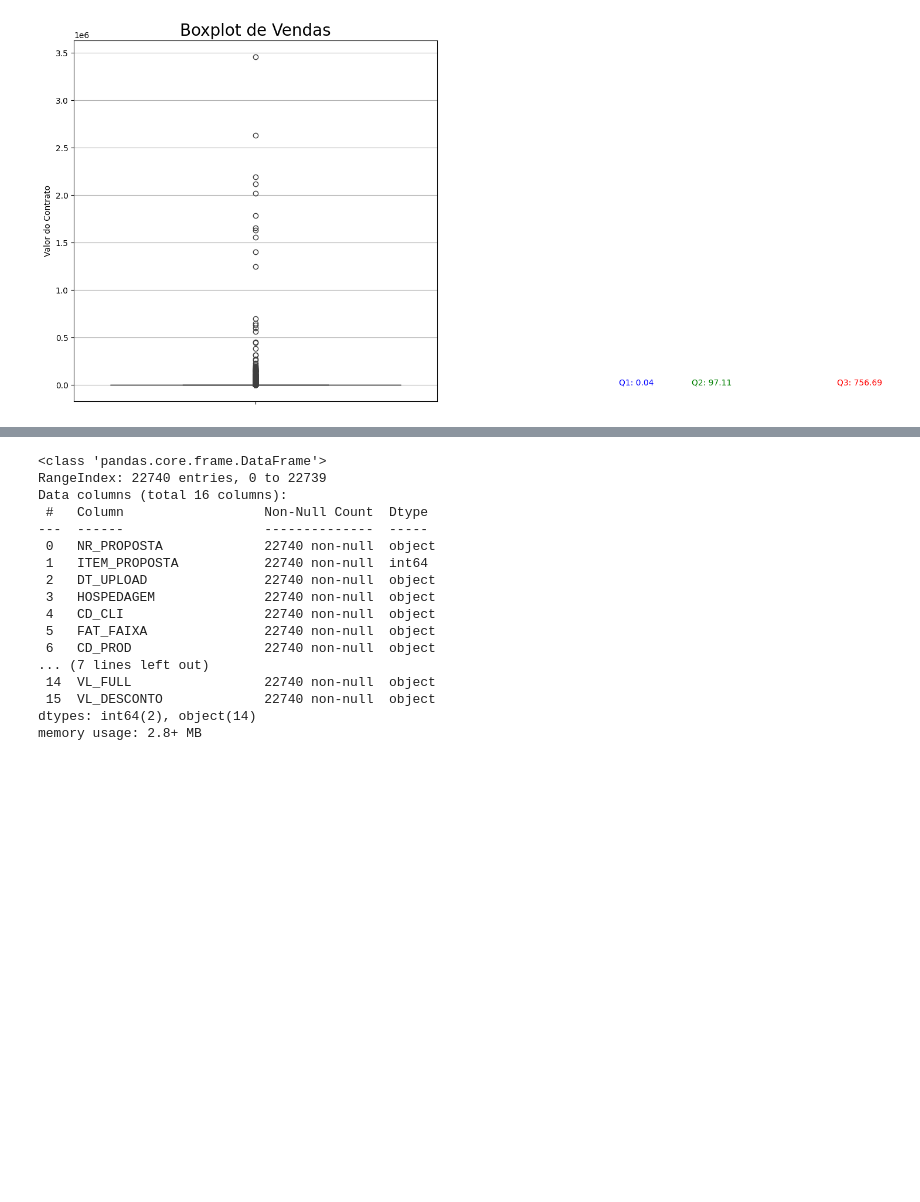
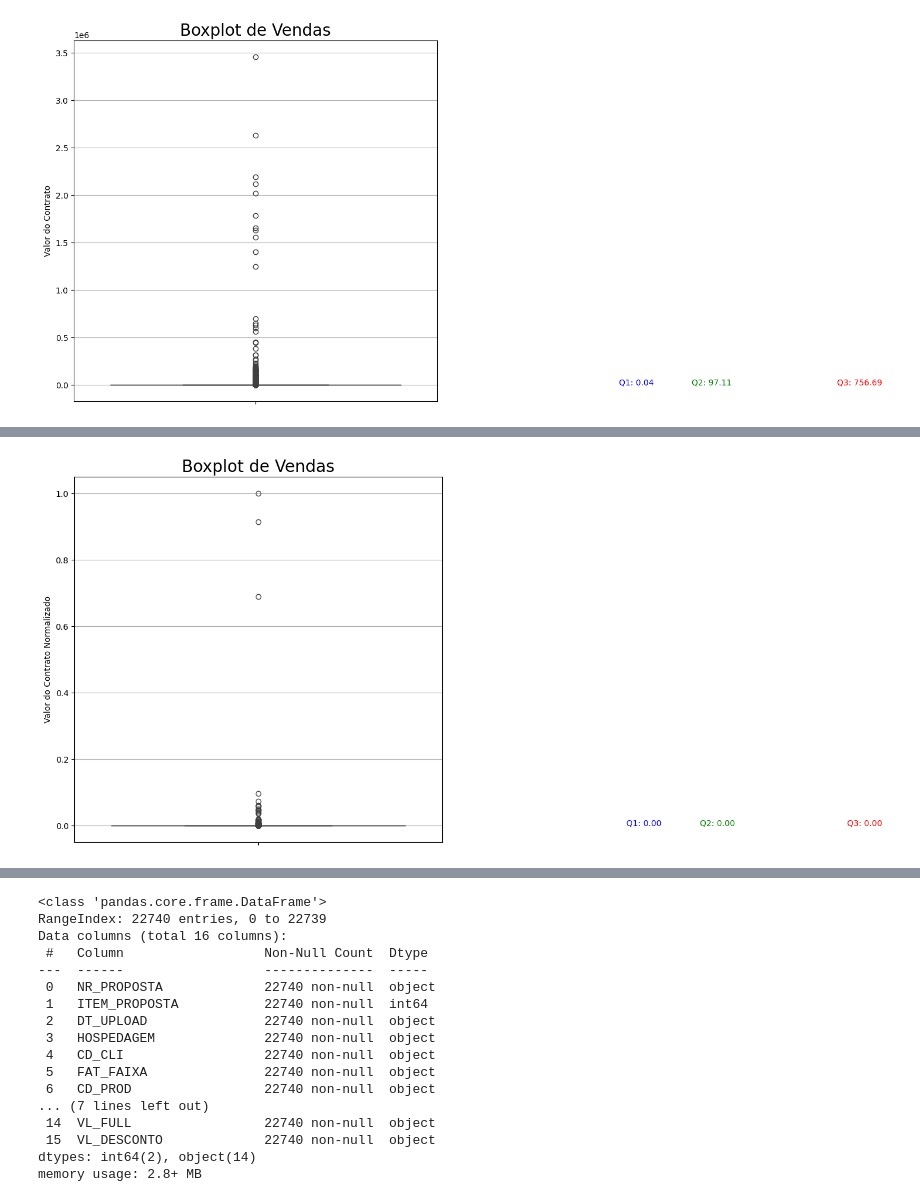
Before and after one commit to bonett1/E-Commerce-Analysis, a Jupyter notebook: totvs_notebook.ipynb, the cells around one changed output, grey strips where cells are left out. Cells and saved outputs as stored; diff of their text form; code cells hidden in the pictures; blank space fills up the shorter version.

```diff
--- a/totvs_notebook.ipynb
+++ b/totvs_notebook.ipynb
@@ -283,3 +283,16 @@ plt.grid(True, axis='y')
 plt.show()
 # %% [output]
 [figure]
+# %%
+from sklearn.preprocessing import MinMaxScaler
+
+# Assuming you have a DataFrame named df and the column 'contract_value'
+
+# Create a MinMaxScaler object
+scaler = MinMaxScaler()
+
+# Fit and transform the 'contract_value' column
+df_clientes_varejo_att['VL_CONTRATO_NORMALIZADO'] = scaler.fit_transform(df_clientes_varejo_att[['VL_TOTAL_CONTRATO']])
+
+# Exibe as primeiras linhas do DataFrame com a nova coluna
+df_clientes_varejo_att[['VL_TOTAL_CONTRATO', 'VL_CONTRATO_NORMALIZADO']].head(10)  # Mostra as primeiras linhas com a coluna normalizada
@@ -286,3 +311,36 @@ plt.show()
+# %%
+#plotando novamente
+# Dados
+valores = df_clientes_varejo_att["VL_CONTRATO_NORMALIZADO"]
+
+# Cálculo dos quartis e IQR
+q1 = valores.quantile(0.25)
+q2 = valores.quantile(0.50)
+q3 = valores.quantile(0.75)
+iqr = q3 - q1
+
+lim_inferior = q1 - 1.5 * iqr
+lim_superior = q3 + 1.5 * iqr
+
+# Plot
+plt.figure(figsize=(8, 8))
+sns.boxplot(data=df_clientes_varejo_att, y="VL_CONTRATO_NORMALIZADO", orient='v')
+
+# Anotações dos quartis
+plt.text(1, q1, f"Q1: {q1:.2f}", color="blue")
+plt.text(1.2, q2, f"Q2: {q2:.2f}", color="green")
+plt.text(1.6, q3, f"Q3: {q3:.2f}", color="red")
+
+# Titulo e rótulos
+plt.title("Boxplot de Vendas")
+plt.ylabel("Valor do Contrato Normalizado")
+plt.grid(True, axis='y')
+
+
+# Exibe o gráfico
+plt.show()
+# %% [output]
+[figure, added]
 # %%
 df_historico = pd.read_csv(r"src/historico.csv", sep=';')  # Leitura do arquivo CSV de histórico
 df_historico.head()
```
Also changed, not shown: parts of 1 cell of this notebook.
